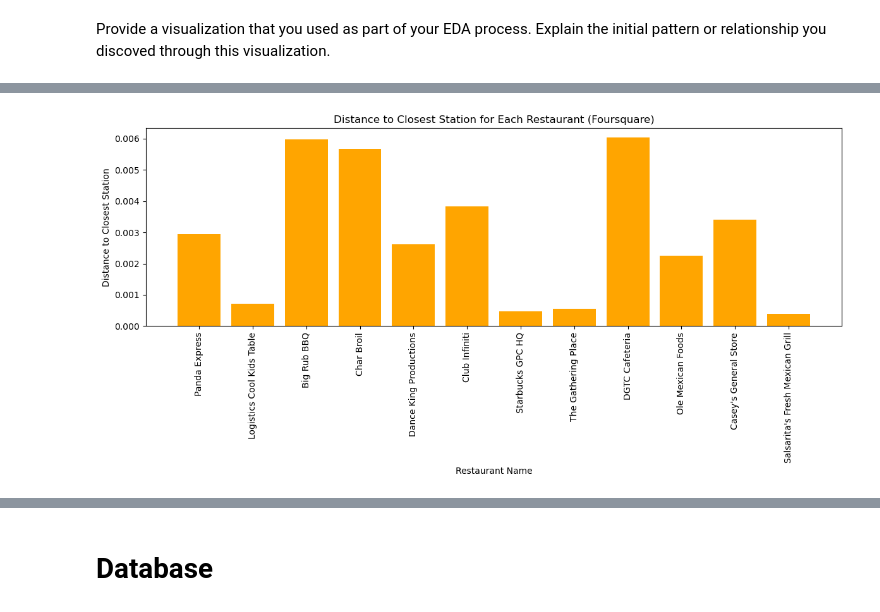
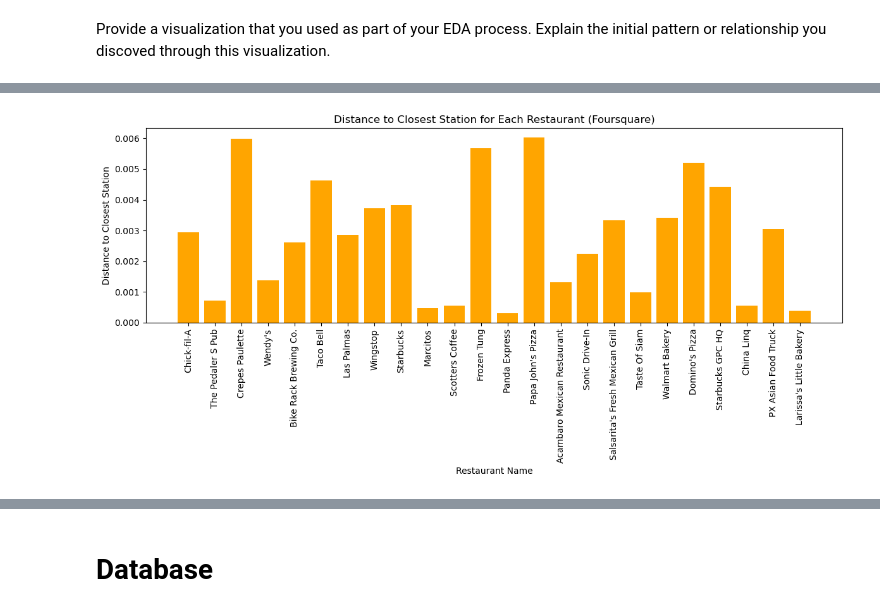
Before and after one commit to preetsb/Stats-Model-Project, a Jupyter notebook: notebooks/joining_data.ipynb, the cells around one changed output, grey strips where cells are left out. Saved outputs shown, nothing was run; the diff lists cells and outputs as text; code cells hidden in the pictures.

```diff
--- a/notebooks/joining_data.ipynb
+++ b/notebooks/joining_data.ipynb
@@ -61,12 +35,12 @@ station_coords = df_bentonville[['latitude', 'longitude']].values
 restaurant_coords_4sq = df_merged4sq[['geocodes.main.latitude', 'geocodes.main.longitude']].values
 restaurant_names_4sq = df_merged4sq['name_x'].values
 
-closest_restaurants = []
+fsq_closest_restaurants = []
 
 for i, (s_lat, s_lon) in enumerate(station_coords):
     dists = distance.cdist([[s_lat, s_lon]], restaurant_coords_4sq, metric='euclidean')[0]
     min_idx = dists.argmin()
-    closest_restaurants.append({
+    fsq_closest_restaurants.append({
         'station_name': df_bentonville.iloc[i]['name'],
         'station_latitude': s_lat,
         'station_longitude': s_lon,
@@ -75,6 +49,3 @@ for i, (s_lat, s_lon) in enumerate(station_coords):
         'restaurant_longitude': restaurant_coords_4sq[min_idx][1],
         'distance': dists[min_idx]
     })
-
-df_station_closest_restaurant = pd.DataFrame(closest_restaurants)
-df_station_closest_restaurant
@@ -107,13 +82,13 @@ restaurant_coords_4sq = df_merged4sq[['geocodes.main.latitude', 'geocodes.main.l
 station_coords_4sq = df_merged4sq[['latitude', 'longitude']].values
 station_names_4sq = df_merged4sq['name_y'].values
 
-closest_stations = []
+fsq_closest_stations = []
 
 for i, (r_lat, r_lon) in enumerate(restaurant_coords_4sq):
     # Compute distances to all stations
     dists = distance.cdist([[r_lat, r_lon]], station_coords_4sq, metric='euclidean')[0]
     min_idx = dists.argmin()
-    closest_stations.append({
+    fsq_closest_stations.append({
         'restaurant_name': df_merged4sq.iloc[i]['name_x'],
         'restaurant_address': df_merged4sq.iloc[i]['location.formatted_address'],
         'restaurant_latitude': r_lat,
@@ -123,6 +98,3 @@ for i, (r_lat, r_lon) in enumerate(restaurant_coords_4sq):
         'station_longitude': station_coords_4sq[min_idx][1],
         'distance': dists[min_idx]
     })
-
-df_fsq_closest_station = pd.DataFrame(closest_stations)
-df_fsq_closest_station.head()
@@ -135,0 +101,4 @@ df_fsq_closest_station.head()
+# %%
+# Create a DataFrame from the closest stations data
+df_fsq_closest_station = pd.DataFrame(fsq_closest_stations)
+df_fsq_closest_station.head()
@@ -136,11 +115,13 @@ df_fsq_closest_station.head()
 # %%
+import matplotlib.pyplot as plt
+
 plt.figure(figsize=(12, 6))
-plt.bar(df_station_closest_restaurant['restaurant_name'], min_distances, color='orange')
+plt.bar(df_fsq_closest_station['restaurant_name'][:24], min_distances, color='orange')
 plt.xlabel('Restaurant Name')
 plt.ylabel('Distance to Closest Station')
 plt.title('Distance to Closest Station for Each Restaurant (Foursquare)')
 plt.xticks(rotation=90)
 plt.tight_layout()
 plt.show()
 # %% [output]
-[figure, old version]
+[figure, new version]
```
Also changed, not shown: parts of 29 cells of this notebook, 4 other files.
